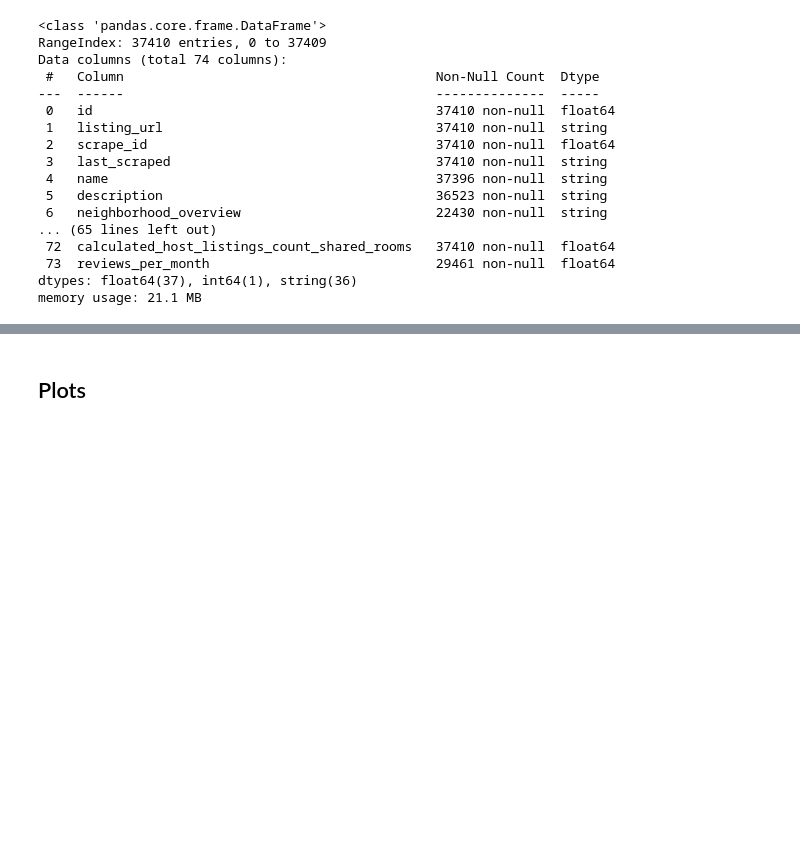
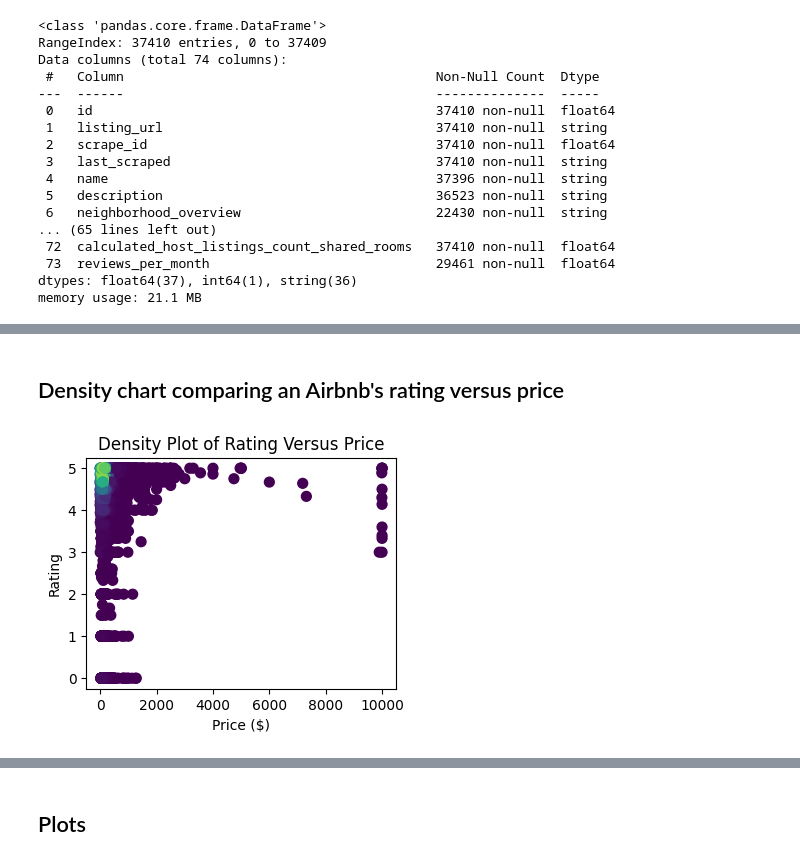
Before and after one commit to vicotriangle/victoria_data606, a Jupyter notebook: eda_streamlit_current.ipynb, the cells around one changed output, grey strips where cells are left out. Drawn from its saved outputs; the diff is of its cells as text; code cells hidden in the pictures; blank space fills up the shorter version.

```diff
--- a/eda_streamlit_current.ipynb
+++ b/eda_streamlit_current.ipynb
@@ -156,0 +249,20 @@ Observations:
+# %% [markdown]
+## Density chart comparing an Airbnb's rating versus price
+# %%
+#Use Gaussian KDE plot to highlight densities in the data between rating and price
+abnb_test2 = abnb[['price', 'review_scores_rating']].copy() #create new dataframe with only 2 columns intended for scatter
+abnb_test2['price'] = abnb_test2['price'].str.replace(',', '', regex=True).str.replace('$', '', regex=True).astype(float) #convert price field to float without dollar sign
+abnb_test2.dropna(axis=0, inplace=True) #code will not run on null values. this will remove them
+
+xy = np.vstack([abnb_test2.price, abnb_test2.review_scores_rating]) #store data row-wise
+z = gaussian_kde(xy)(xy) #create color pallete based on density
+
+fig, ax = plt.subplots()
+ax.scatter(abnb_test2.price, abnb_test2.review_scores_rating, c=z, s=50) #scatter plot using z color pallette and large marker size (s)
+ax.set_title("Density Plot of Rating Versus Price")
+ax.set_xlabel("Price ($)")
+ax.set_ylabel("Rating")
+fig.set_size_inches(4, 3)
+plt.show()
+# %% [output]
+[figure, added]
```
Also changed, not shown: parts of 126 cells of this notebook.
